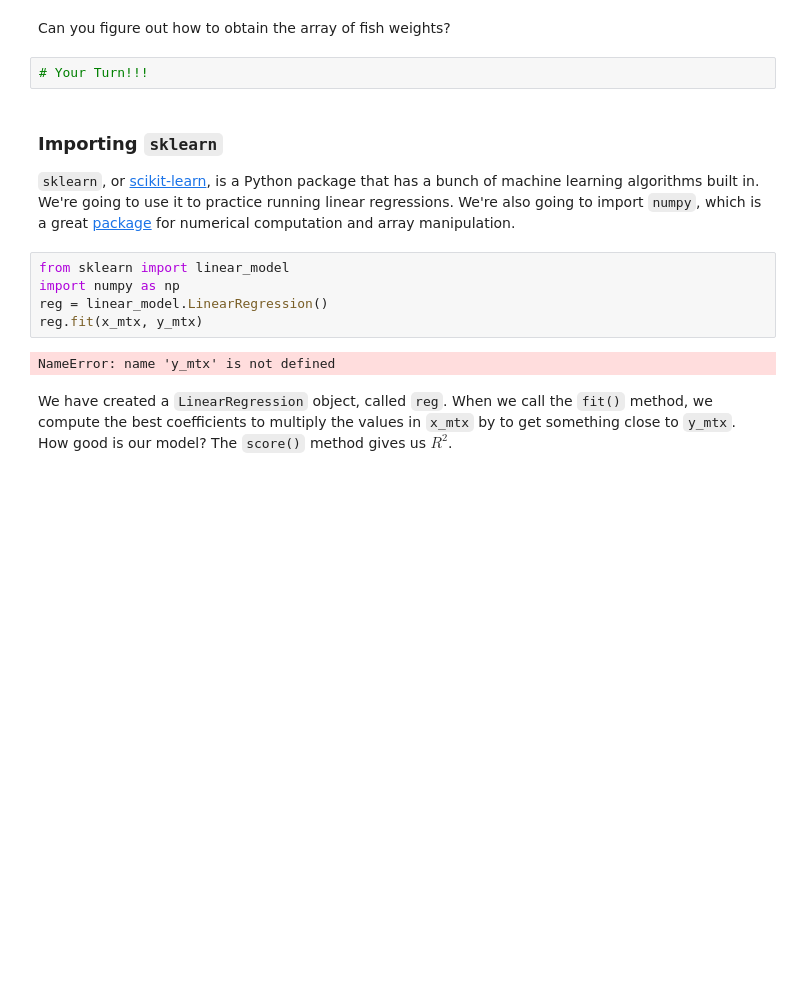
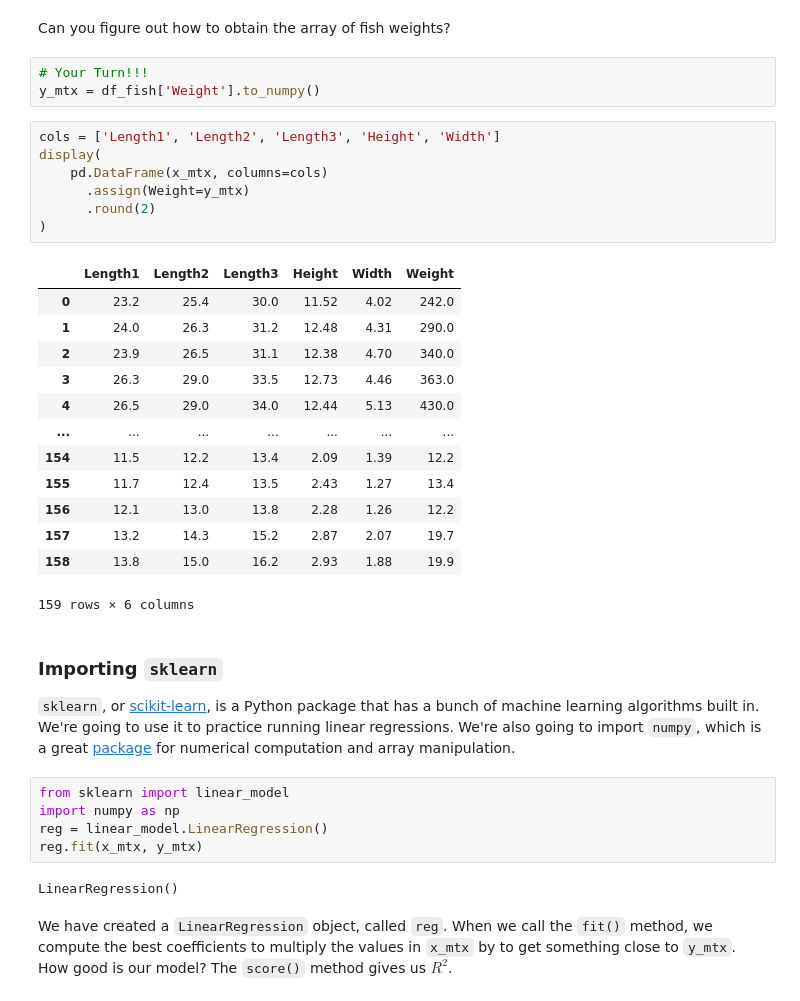
Before and after one commit to 14arjunk/CNET5051, a Jupyter notebook: class_08_datascience1_my_work.ipynb, the cells around one changed output. Saved outputs shown, nothing was run; the diff lists cells and outputs as text; blank space fills up the shorter version.

```diff
--- a/class_08_datascience1_my_work.ipynb
+++ b/class_08_datascience1_my_work.ipynb
@@ -552,6 +552,28 @@ x_mtx = col_subset.to_numpy()
 Can you figure out how to obtain the array of fish weights?
 # %%
 # Your Turn!!!
+y_mtx = df_fish['Weight'].to_numpy()
+# %%
+cols = ['Length1', 'Length2', 'Length3', 'Height', 'Width']
+display(
+    pd.DataFrame(x_mtx, columns=cols)
+      .assign(Weight=y_mtx)
+      .round(2)
+)
+# %% [output]
+|  | Length1 | Length2 | Length3 | Height | Width | Weight |
+| 0 | 23.2 | 25.4 | 30.0 | 11.52 | 4.02 | 242.0 |
+| 1 | 24.0 | 26.3 | 31.2 | 12.48 | 4.31 | 290.0 |
+| 2 | 23.9 | 26.5 | 31.1 | 12.38 | 4.70 | 340.0 |
+| 3 | 26.3 | 29.0 | 33.5 | 12.73 | 4.46 | 363.0 |
+| 4 | 26.5 | 29.0 | 34.0 | 12.44 | 5.13 | 430.0 |
+| ... | ... | ... | ... | ... | ... | ... |
+| 154 | 11.5 | 12.2 | 13.4 | 2.09 | 1.39 | 12.2 |
+| 155 | 11.7 | 12.4 | 13.5 | 2.43 | 1.27 | 13.4 |
+| 156 | 12.1 | 13.0 | 13.8 | 2.28 | 1.26 | 12.2 |
+| 157 | 13.2 | 14.3 | 15.2 | 2.87 | 2.07 | 19.7 |
+| 158 | 13.8 | 15.0 | 16.2 | 2.93 | 1.88 | 19.9 |
+159 rows × 6 columns
 # %% [markdown]
 ### Importing `sklearn`
 `sklearn`, or [scikit-learn](https://scikit-learn.org/stable/index.html), is a Python package that has a bunch of machine learning algorithms built in. We're going to use it to practice running linear regressions. We're also going to import `numpy`, which is a great [package](https://numpy.org/) for numerical computation and array manipulation.
@@ -561,7 +583,7 @@ import numpy as np
 reg = linear_model.LinearRegression()
 reg.fit(x_mtx, y_mtx)
 # %% [output]
-NameError: name 'y_mtx' is not defined
+LinearRegression()
 # %% [markdown]
 We have created a `LinearRegression` object, called `reg`. When we call the `fit()` method, we compute the best coefficients to multiply the values in `x_mtx` by to get something close to `y_mtx`. How good is our model? The `score()` method gives us $R^2$.
 # %%
```
